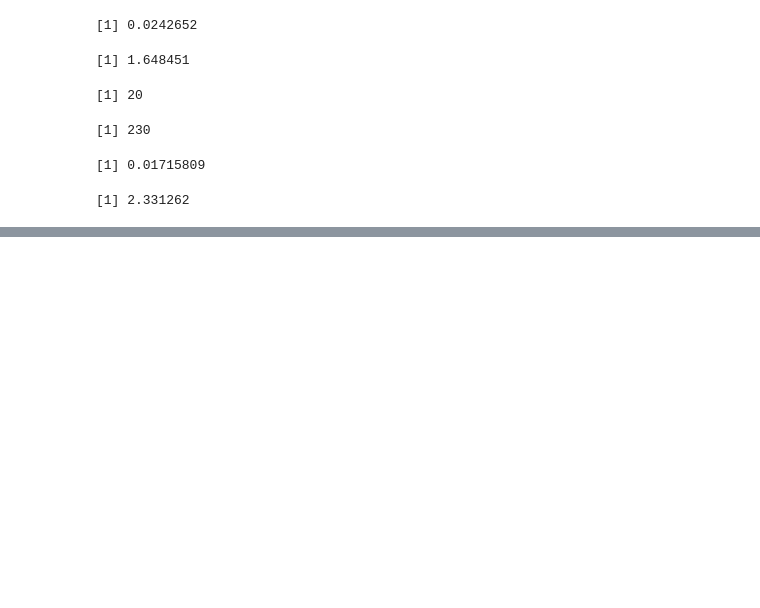
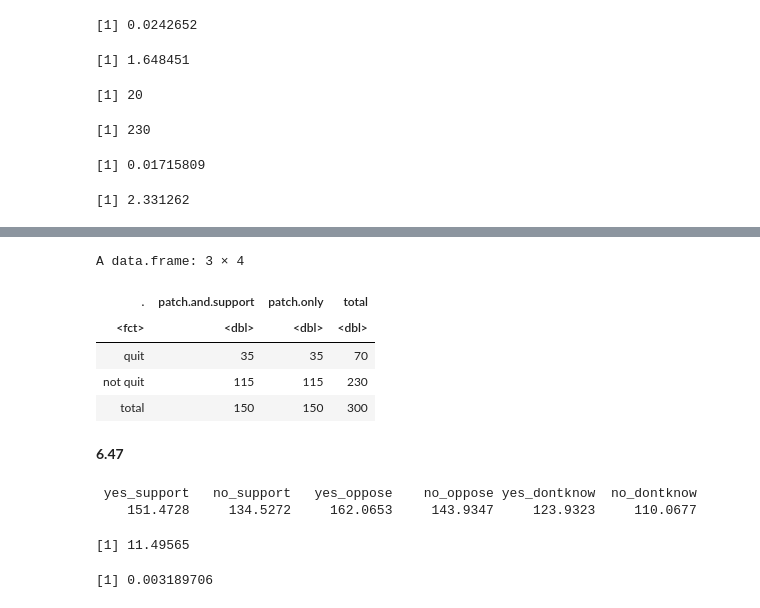
Before and after one commit to Himanshiyaduvanshi/coursera-statistics-r, a Jupyter notebook: courses/2.4.ipynb, the cells around one changed output, grey strips where cells are left out. Drawn from its saved outputs; the diff is of its cells as text; code cells hidden in the pictures; blank space fills up the shorter version.

```diff
--- a/courses/2.4.ipynb
+++ b/courses/2.4.ipynb
@@ -806,0 +1426,51 @@ p_hat = .12
+# %%
+# (b)
+p_quit = 70/300
+data.frame(
+    `.` = c('quit', 'not quit', 'total'),
+    'patch and support' = c(150*p_quit, 150*(1-p_quit), 150),
+    'patch only' = c(150*p_quit, 150*(1-p_quit), 150),
+    'total' = c(70, 230, 300)
+)
+# %% [output]
+A data.frame: 3 × 4
+| . | patch.and.support | patch.only | total |
+| <fct> | <dbl> | <dbl> | <dbl> |
+| quit | 35 | 35 | 70 |
+| not quit | 115 | 115 | 230 |
+| total | 150 | 150 | 300 |
+# %% [markdown]
+**6.47**
+# %%
+n_yes = 438
+n_no = 389
+n_support = 154+132
+n_oppose = 180+126
+n_dontknow = 103+131
+n = 438+389
+
+obs = c(
+    yes_support = 154,
+    no_support = 132,
+    yes_oppose = 180,
+    no_oppose = 126,
+    yes_dontknow = 104,
+    no_dontknow = 131
+)
+
+(exp = c(
+    yes_support = n_support*n_yes/n,
+    no_support = n_support*n_no/n,
+    yes_oppose = n_oppose*n_yes/n,
+    no_oppose = n_oppose*n_no/n,
+    yes_dontknow = n_dontknow*n_yes/n,
+    no_dontknow = n_dontknow*n_no/n
+))
+
+(chi2 = sum(mapply(function(o,e)(o-e)^2/e, obs, exp)))
+(pvalue = pchisq(chi2, df, lower.tail = FALSE))
+# %% [output]
+ yes_support   no_support   yes_oppose    no_oppose yes_dontknow  no_dontknow
+    151.4728     134.5272     162.0653     143.9347     123.9323     110.0677
+[1] 11.49565
+[1] 0.003189706
```
Also changed, not shown: parts of 76 cells of this notebook.
